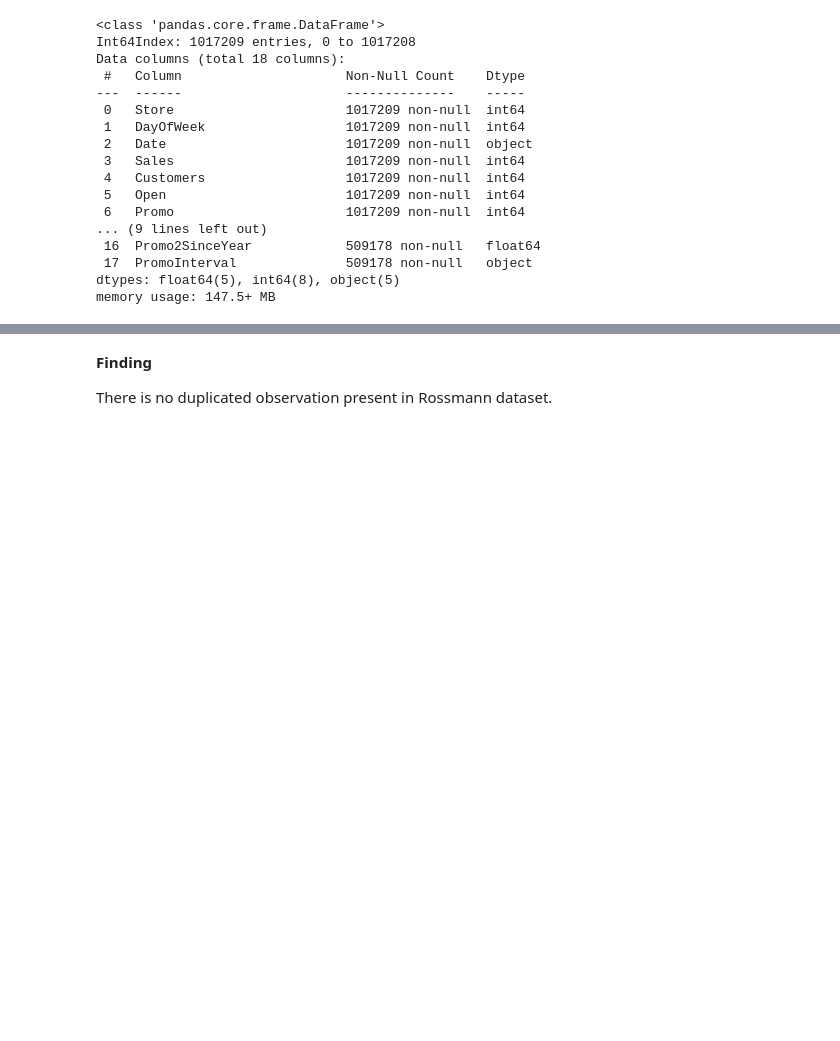
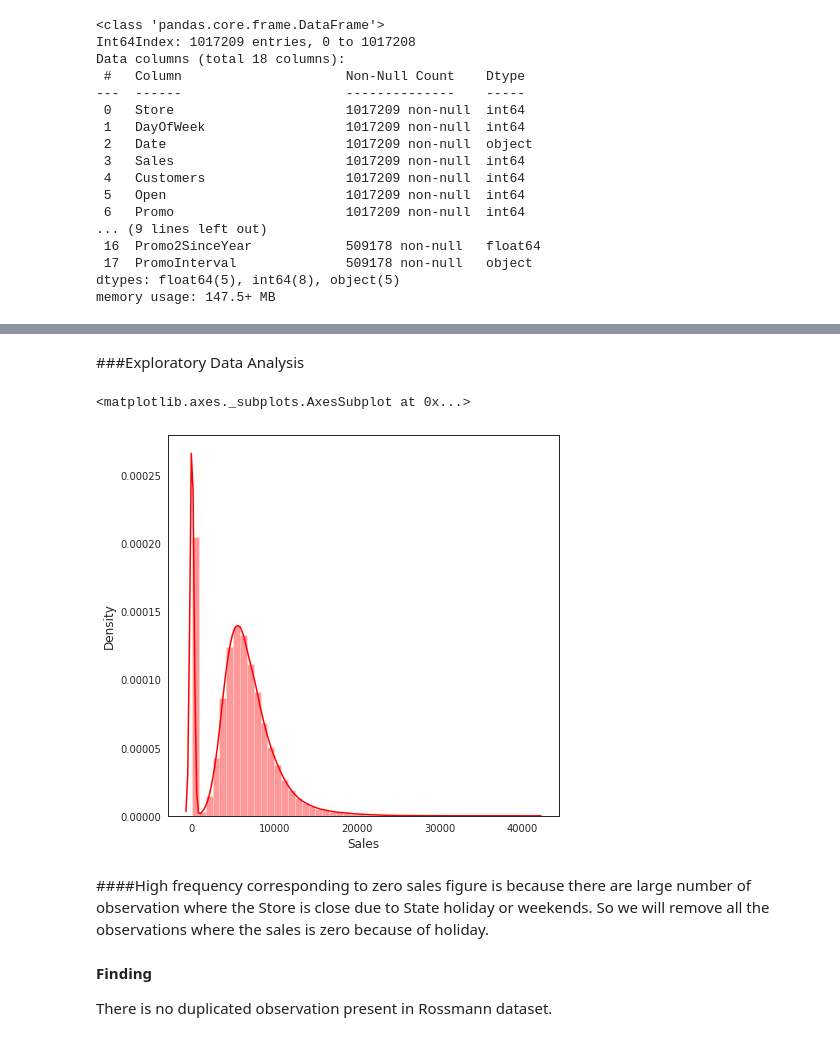
Before and after one commit to sudeep-009/Retail-Sales-Prediction, a Jupyter notebook: Rossmann_Sales_Prediction_Capstone_Project.ipynb, the cells around one changed output, grey strips where cells are left out. Cells and saved outputs as stored; diff of their text form; code cells hidden in the pictures; blank space fills up the shorter version.

```diff
--- a/Rossmann_Sales_Prediction_Capstone_Project.ipynb
+++ b/Rossmann_Sales_Prediction_Capstone_Project.ipynb
@@ -124,6 +124,17 @@ merged_df.describe(include='all')
 | 50% | 5.580000e+02 | 4.000000e+00 | NaN | 5.744000e+03 | 6.090000e+02 | 1.000000e+00 | 0.000000e+00 | NaN | 0.000000e+00 | ... |
 | 75% | 8.380000e+02 | 6.000000e+00 | NaN | 7.856000e+03 | 8.370000e+02 | 1.000000e+00 | 1.000000e+00 | NaN | 0.000000e+00 | ... |
 | max | 1.115000e+03 | 7.000000e+00 | NaN | 4.155100e+04 | 7.388000e+03 | 1.000000e+00 | 1.000000e+00 | NaN | 1.000000e+00 | ... |
+# %% [markdown]
+###Exploratory Data Analysis
+# %%
+# Dependent variable 'Price'
+plt.figure(figsize=(7,7))
+sns.distplot(merged_df['Sales'],color="r")
+# %% [output]
+<matplotlib.axes._subplots.AxesSubplot at 0x...>
+[figure, added]
+# %% [markdown]
+####High frequency corresponding to zero sales figure is because there are large number of observation where the Store is close due to State holiday or weekends. So we will remove all the observations where the sales is zero because of holiday.
 # %% [markdown]
 **Finding**
 
```
